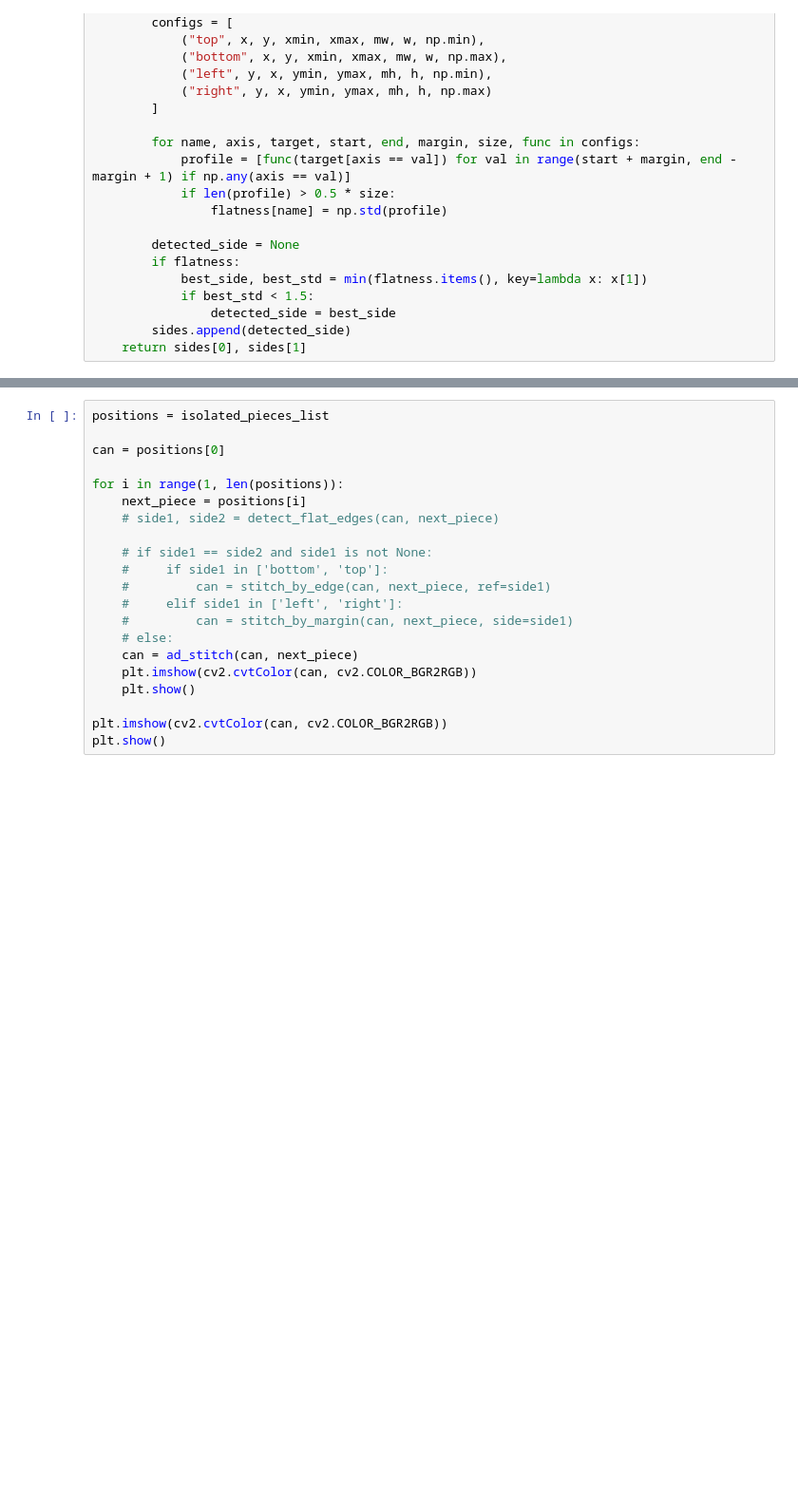
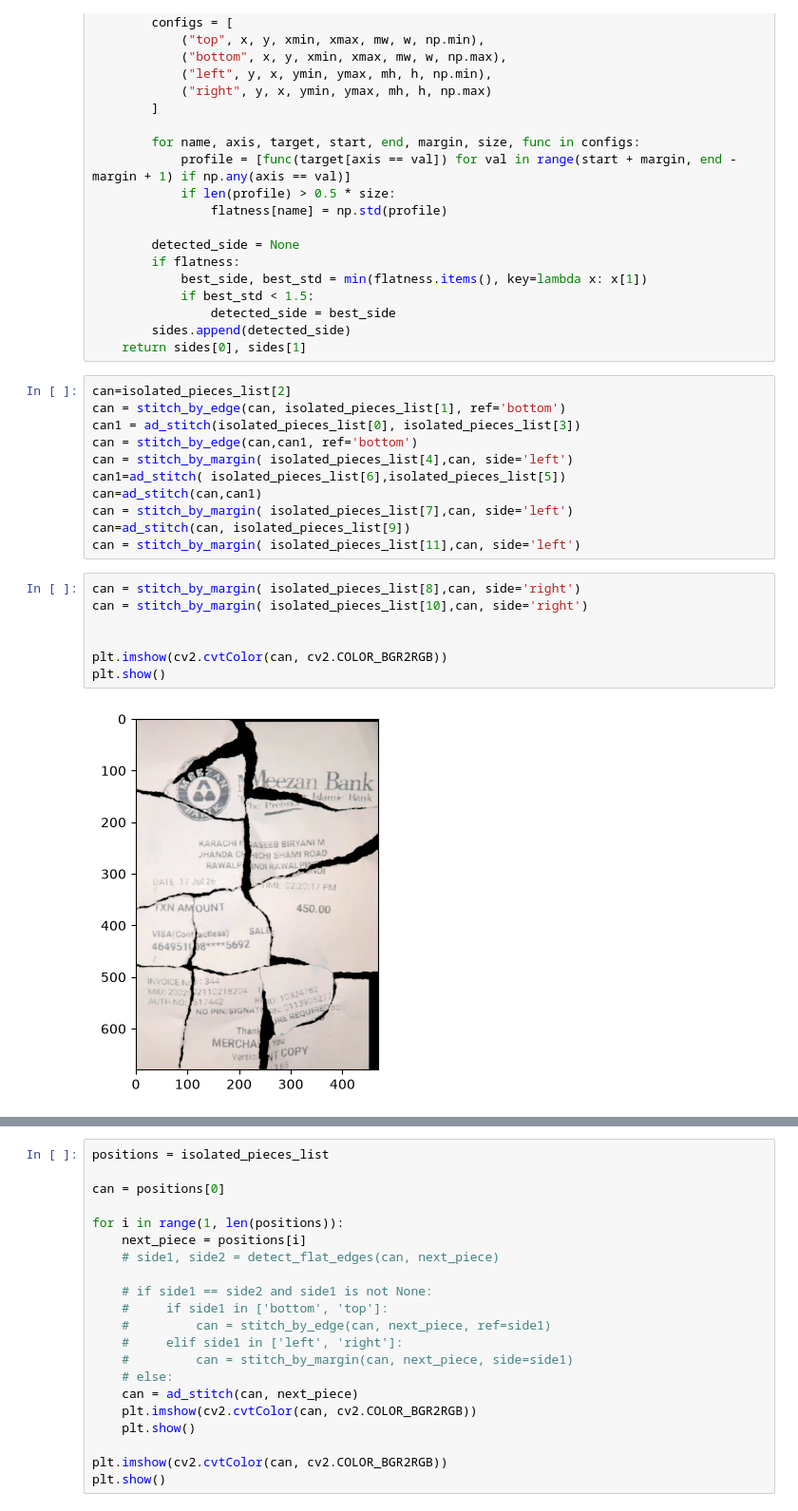
Before and after one commit to mohsinsaeed06/Project-Torn-Paper-, a Jupyter notebook: Final.ipynb, the cells around one changed output, grey strips where cells are left out. Shown at 95% size. Saved outputs shown, nothing was run; the diff lists cells and outputs as text; blank space fills up the shorter version.

```diff
--- a/Final.ipynb
+++ b/Final.ipynb
@@ -495,6 +495,26 @@ def detect_flat_edges(piece1, piece2):
                 detected_side = best_side
         sides.append(detected_side)
     return sides[0], sides[1]
+# %%
+can=isolated_pieces_list[2]
+can = stitch_by_edge(can, isolated_pieces_list[1], ref='bottom')
+can1 = ad_stitch(isolated_pieces_list[0], isolated_pieces_list[3])
+can = stitch_by_edge(can,can1, ref='bottom')
+can = stitch_by_margin( isolated_pieces_list[4],can, side='left')
+can1=ad_stitch( isolated_pieces_list[6],isolated_pieces_list[5])
+can=ad_stitch(can,can1)
+can = stitch_by_margin( isolated_pieces_list[7],can, side='left')
+can=ad_stitch(can, isolated_pieces_list[9])
+can = stitch_by_margin( isolated_pieces_list[11],can, side='left')
+# %%
+can = stitch_by_margin( isolated_pieces_list[8],can, side='right')
+can = stitch_by_margin( isolated_pieces_list[10],can, side='right')
+
+
+plt.imshow(cv2.cvtColor(can, cv2.COLOR_BGR2RGB))
+plt.show()
+# %% [output]
+[figure, added]
 # %%
 positions = isolated_pieces_list
 
```
Also changed, not shown: parts of 3 cells of this notebook.
